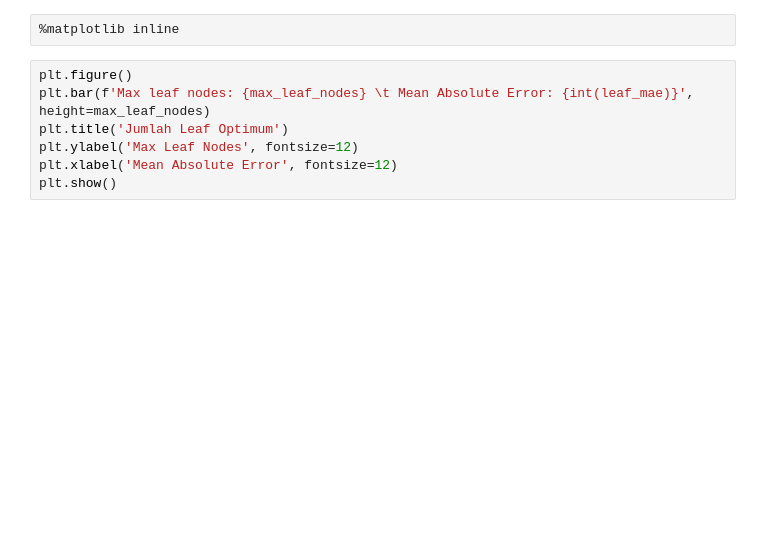
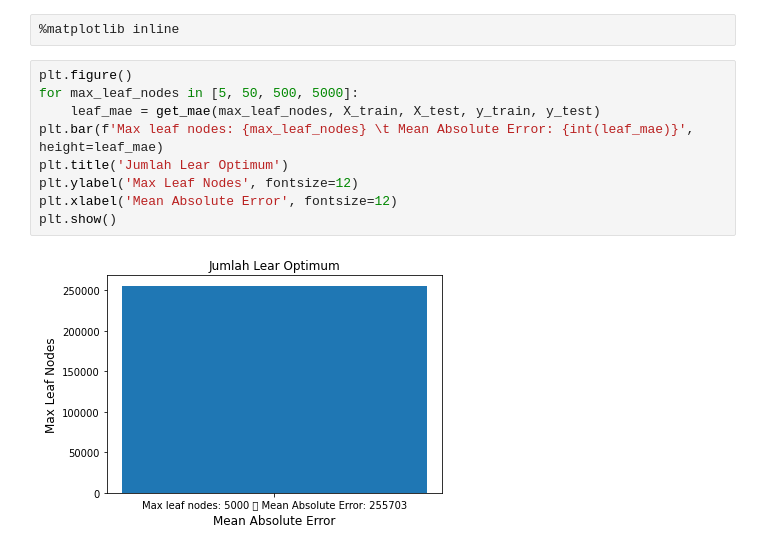
Before and after one commit to asadhumam/EDA2VisualisasiData, a Jupyter notebook: eda-python-2-visualisasi.ipynb, the cells around one changed output. Cells and saved outputs as stored; diff of their text form; blank space fills up the shorter version.

```diff
--- a/eda-python-2-visualisasi.ipynb
+++ b/eda-python-2-visualisasi.ipynb
@@ -124,8 +233,12 @@ print(f'Mean Absolute Error: {int(mean_absolute_error(y_test, y_hat))}')
 %matplotlib inline
 # %%
 plt.figure()
-plt.bar(f'Max leaf nodes: {max_leaf_nodes} \t Mean Absolute Error: {int(leaf_mae)}', height=max_leaf_nodes)
-plt.title('Jumlah Leaf Optimum')
+for max_leaf_nodes in [5, 50, 500, 5000]:
+    leaf_mae = get_mae(max_leaf_nodes, X_train, X_test, y_train, y_test)
+plt.bar(f'Max leaf nodes: {max_leaf_nodes} \t Mean Absolute Error: {int(leaf_mae)}', height=leaf_mae)
+plt.title('Jumlah Lear Optimum')
 plt.ylabel('Max Leaf Nodes', fontsize=12)
 plt.xlabel('Mean Absolute Error', fontsize=12)
 plt.show()
+# %% [output]
+[figure, added]
```
Also changed, not shown: parts of 21 cells of this notebook.
